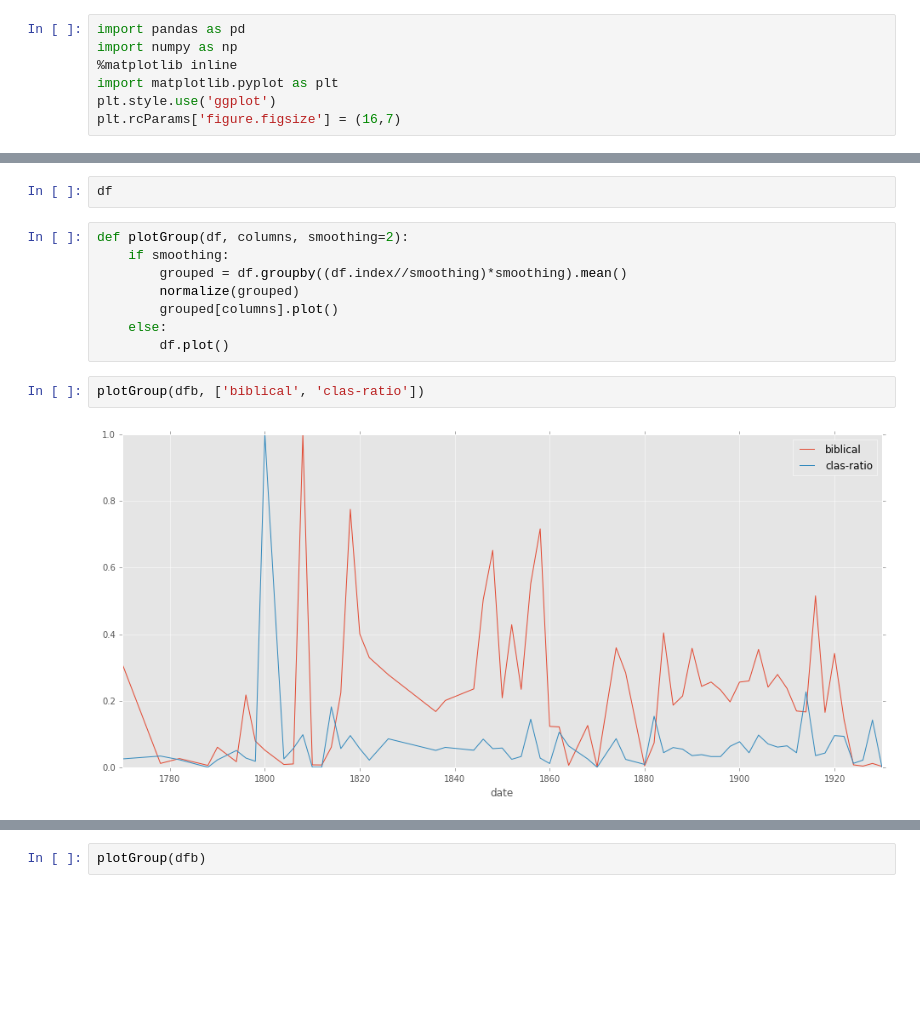
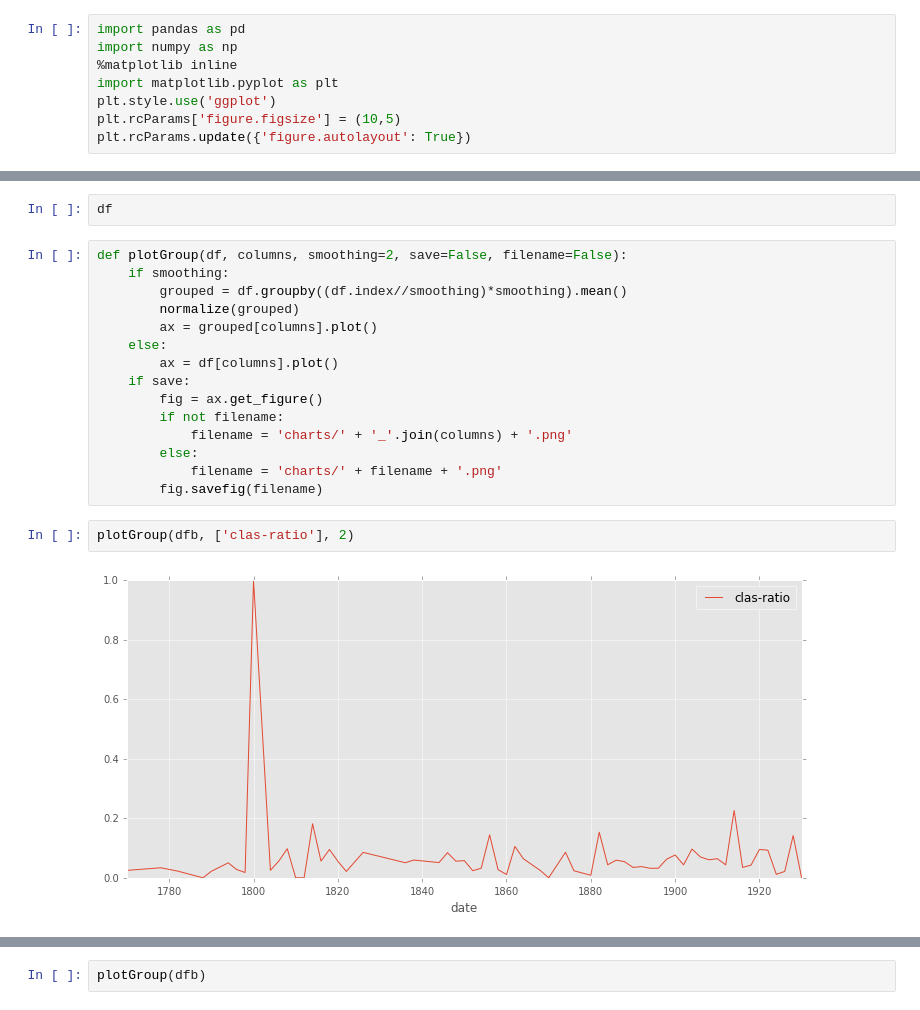
Before and after one commit to JonathanReeve/allusion-detection, a Jupyter notebook: results/analyze-all-results.ipynb, the cells around one changed output, grey strips where cells are left out. Saved outputs shown, nothing was run; the diff lists cells and outputs as text; blank space fills up the shorter version.

```diff
--- a/results/analyze-all-results.ipynb
+++ b/results/analyze-all-results.ipynb
@@ -4,7 +4,8 @@ import numpy as np
 %matplotlib inline
 import matplotlib.pyplot as plt
 plt.style.use('ggplot')
-plt.rcParams['figure.figsize'] = (16,7)
+plt.rcParams['figure.figsize'] = (10,5)
+plt.rcParams.update({'figure.autolayout': True})
 # %%
 # Read the results of all the experiments.
 xxs = pd.read_csv('cenlab-xxs-log.txt')
@@ -68,14 +100,21 @@ dfb.loc[dfb['xy'] == dfb['xy'].max()]
 # %%
 df
 # %%
-def plotGroup(df, columns, smoothing=2):
+def plotGroup(df, columns, smoothing=2, save=False, filename=False):
     if smoothing:
         grouped = df.groupby((df.index//smoothing)*smoothing).mean()
         normalize(grouped)
-        grouped[columns].plot()
+        ax = grouped[columns].plot()
     else:
-        df.plot()
+        ax = df[columns].plot()
+    if save:
+        fig = ax.get_figure()
+        if not filename:
+            filename = 'charts/' + '_'.join(columns) + '.png'
+        else:
+            filename = 'charts/' + filename + '.png'
+        fig.savefig(filename)
 # %%
-plotGroup(dfb, ['biblical', 'clas-ratio'])
+plotGroup(dfb, ['clas-ratio'], 2)
 # %% [output]
-[figure, old version]
+[figure, new version]
```
Also changed, not shown: parts of 4 cells of this notebook.
